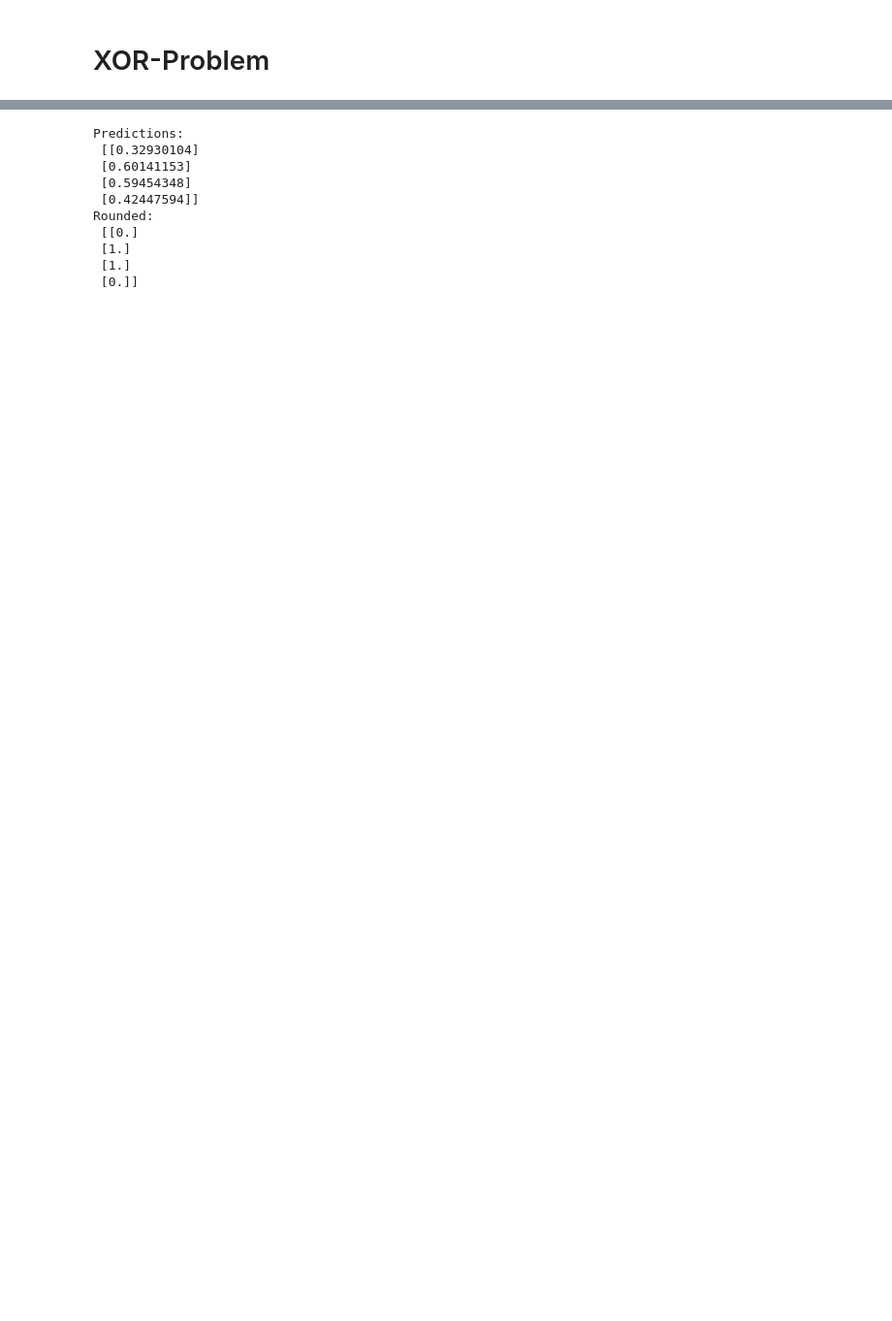
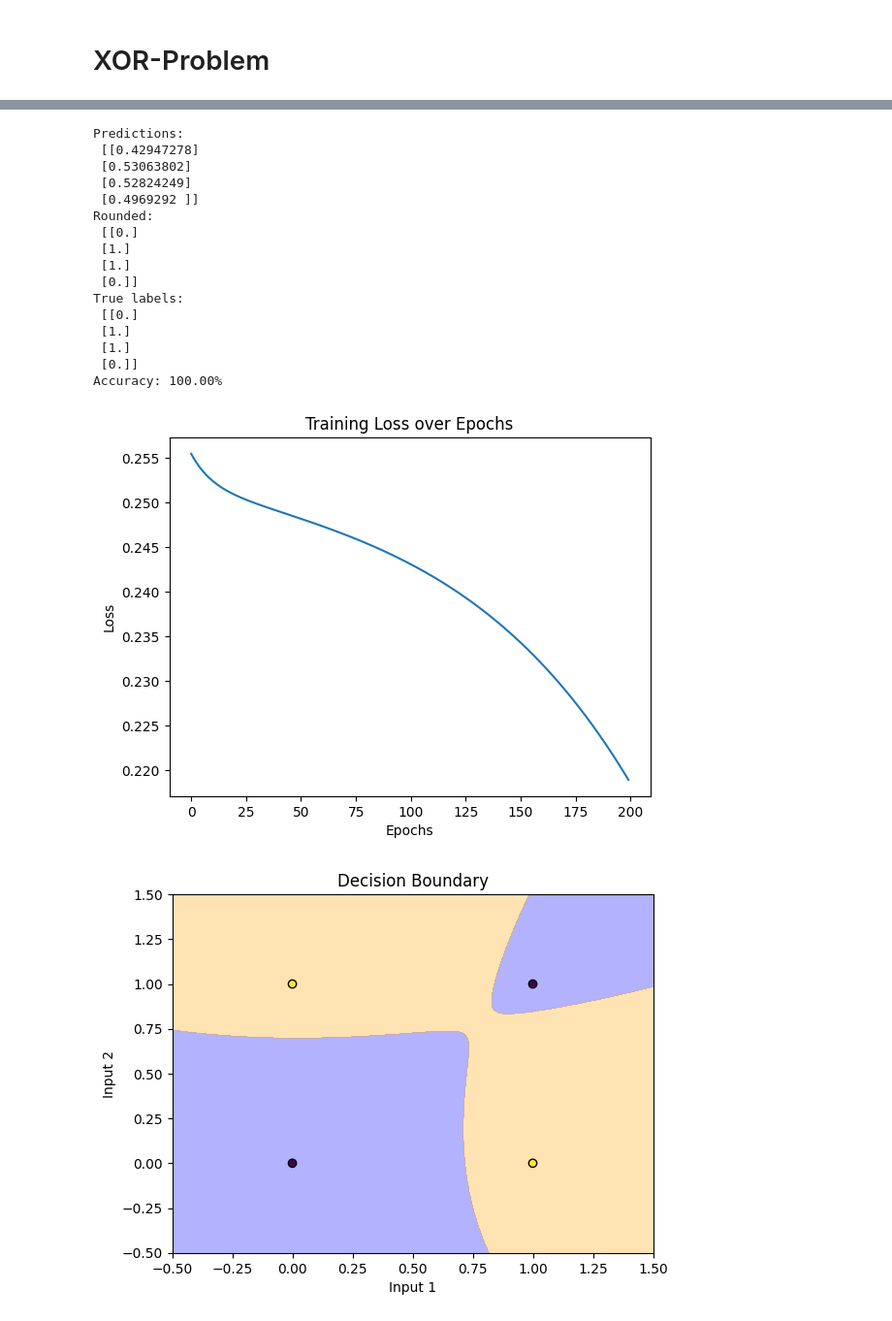
Before and after one commit to Omar61554/Neural-Network-Library_Advanced-Applications, a Jupyter notebook: notebooks/project_demo.ipynb, the cells around one changed output, grey strips where cells are left out. Shown at 97% size. Saved outputs shown, nothing was run; the diff lists cells and outputs as text; code cells hidden in the pictures; blank space fills up the shorter version.

Commit message:
plots

```diff
--- a/notebooks/project_demo.ipynb
+++ b/notebooks/project_demo.ipynb
@@ -28,9 +29,9 @@ model.add(Linear(1)) # output layer
 model.add(Sigmoid()) # activation function
 
 # Force weight initialization
-model._forward(X[:2])
+model._forward(X[:0])
 
-model.compile(optimizer=lambda params: SGD(params, lr=0.5), loss=MSELoss())
+model.compile(optimizer=lambda params: SGD(params, lr=0.9), loss=MSELoss())
 # %%
 history = model.fit(X, y, epochs=200, batch_size=4)
 print('Training done')
@@ -50,15 +51,46 @@ Training done
 # %%
 preds = model.predict(X)
 print('Predictions:',"\n", preds)
 print('Rounded:',"\n", np.round(preds))
+print('True labels:',"\n", y)
+
+if (preds.shape == y.shape):
+    accuracy = np.mean(np.round(preds) == y)
+    print(f'Accuracy: {accuracy*100:.2f}%')
+
+
+plt.plot(history['loss'])
+plt.title('Training Loss over Epochs')
+plt.xlabel('Epochs')
+plt.ylabel('Loss')
+plt.show()
+
+# plot decision boundary
+xx, yy = np.meshgrid(np.linspace(-0.5, 1.5, 100), np.linspace(-0.5, 1.5, 100))
+grid = np.c_[xx.ravel(), yy.ravel()]
+probs = model.predict(grid).reshape(xx.shape)
+plt.contourf(xx, yy, probs, levels=[0, 0.5, 1], alpha=0.3, colors=['blue', 'orange'])
+plt.scatter(X[:,0], X[:,1], c=y.flatten(), edgecolors='k')
+plt.title('Decision Boundary')
+plt.xlabel('Input 1')
+plt.ylabel('Input 2')
+plt.show()
 # %% [output]
 Predictions:
- [[0.32930104]
- [0.60141153]
- [0.59454348]
- [0.42447594]]
+ [[0.42947278]
+ [0.53063802]
+ [0.52824249]
+ [0.4969292 ]]
 Rounded:
  [[0.]
  [1.]
  [1.]
  [0.]]
+True labels:
+ [[0.]
+ [1.]
+ [1.]
+ [0.]]
+Accuracy: 100.00%
+[figure, added]
+[figure, added]
```
Also changed, not shown: parts of 2 cells of this notebook.
